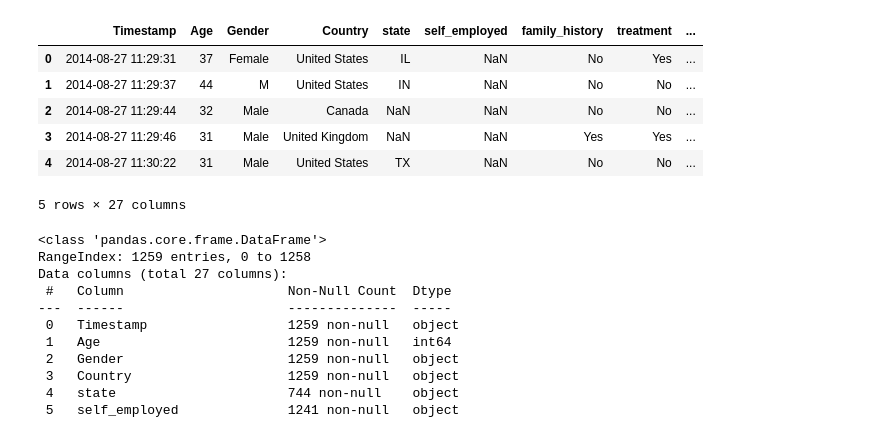
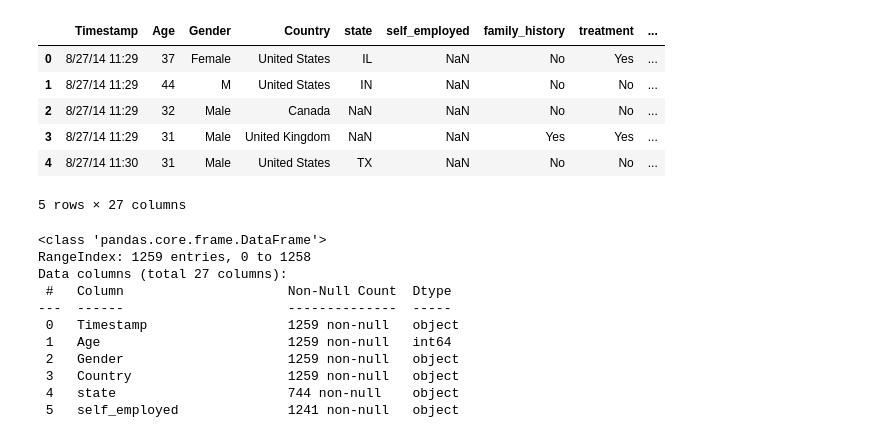
Before and after one commit to stephanieesamperio/Project3, a Jupyter notebook: mentalhealth.ipynb, the cells around one changed output. Drawn from its saved outputs; the diff is of its cells as text; code cells hidden in the pictures.

```diff
--- a/mentalhealth.ipynb
+++ b/mentalhealth.ipynb
@@ -7,16 +8,16 @@ pd.set_option('max_colwidth', 400)
 # %%
 # read data into dataframe
 
-wp_mentalhealth_df = pd.read_csv('Project 3 - ETL/resources/survey.csv')
+wp_mentalhealth_df = pd.read_csv("Resources/survey.csv")
 
 wp_mentalhealth_df.head()
 # %% [output]
 |  | Timestamp | Age | Gender | Country | state | self_employed | family_history | treatment | ... |
-| 0 | 2014-08-27 11:29:31 | 37 | Female | United States | IL | NaN | No | Yes | ... |
-| 1 | 2014-08-27 11:29:37 | 44 | M | United States | IN | NaN | No | No | ... |
-| 2 | 2014-08-27 11:29:44 | 32 | Male | Canada | NaN | NaN | No | No | ... |
-| 3 | 2014-08-27 11:29:46 | 31 | Male | United Kingdom | NaN | NaN | Yes | Yes | ... |
-| 4 | 2014-08-27 11:30:22 | 31 | Male | United States | TX | NaN | No | No | ... |
+| 0 | 8/27/14 11:29 | 37 | Female | United States | IL | NaN | No | Yes | ... |
+| 1 | 8/27/14 11:29 | 44 | M | United States | IN | NaN | No | No | ... |
+| 2 | 8/27/14 11:29 | 32 | Male | Canada | NaN | NaN | No | No | ... |
+| 3 | 8/27/14 11:29 | 31 | Male | United Kingdom | NaN | NaN | Yes | Yes | ... |
+| 4 | 8/27/14 11:30 | 31 | Male | United States | TX | NaN | No | No | ... |
 5 rows × 27 columns
 # %%
 #brief summary of the dataframe
```
Also changed, not shown: parts of 23 cells of this notebook, 5 other files.
